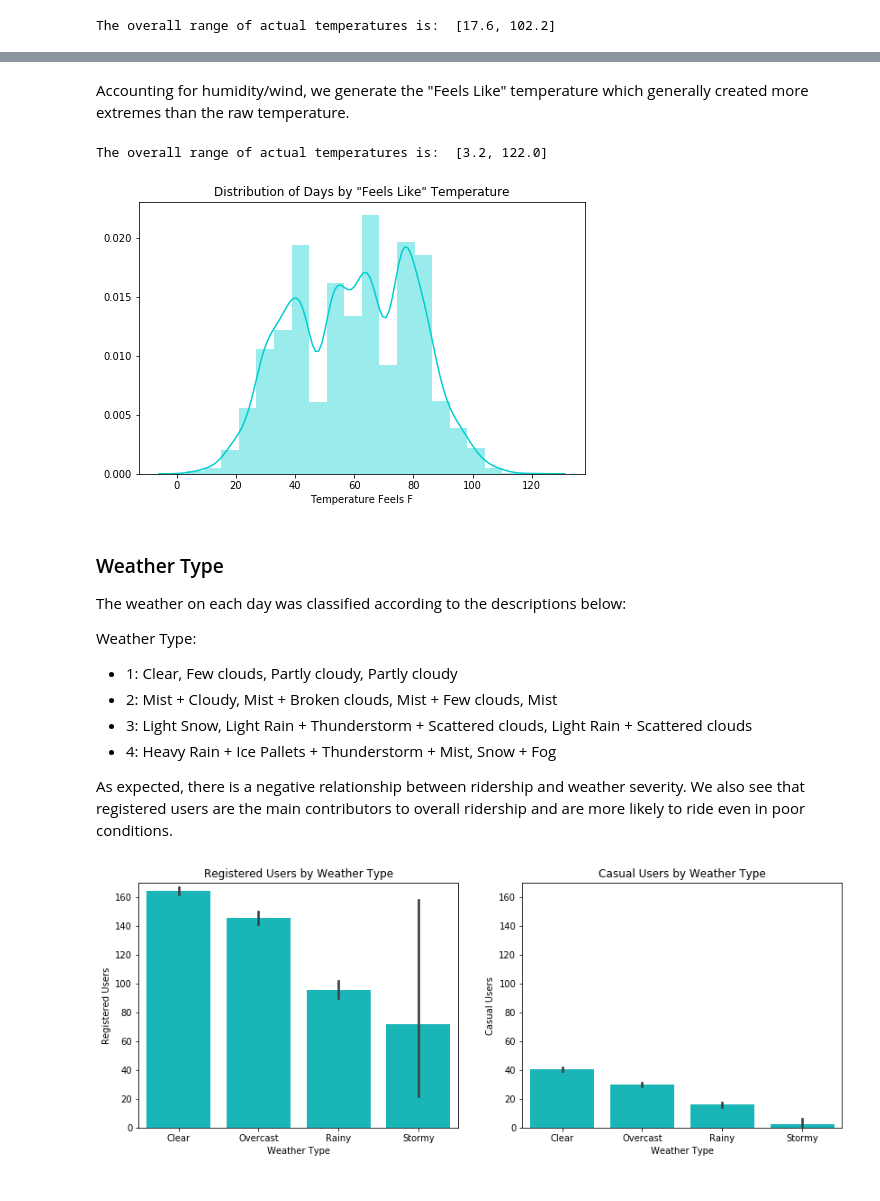
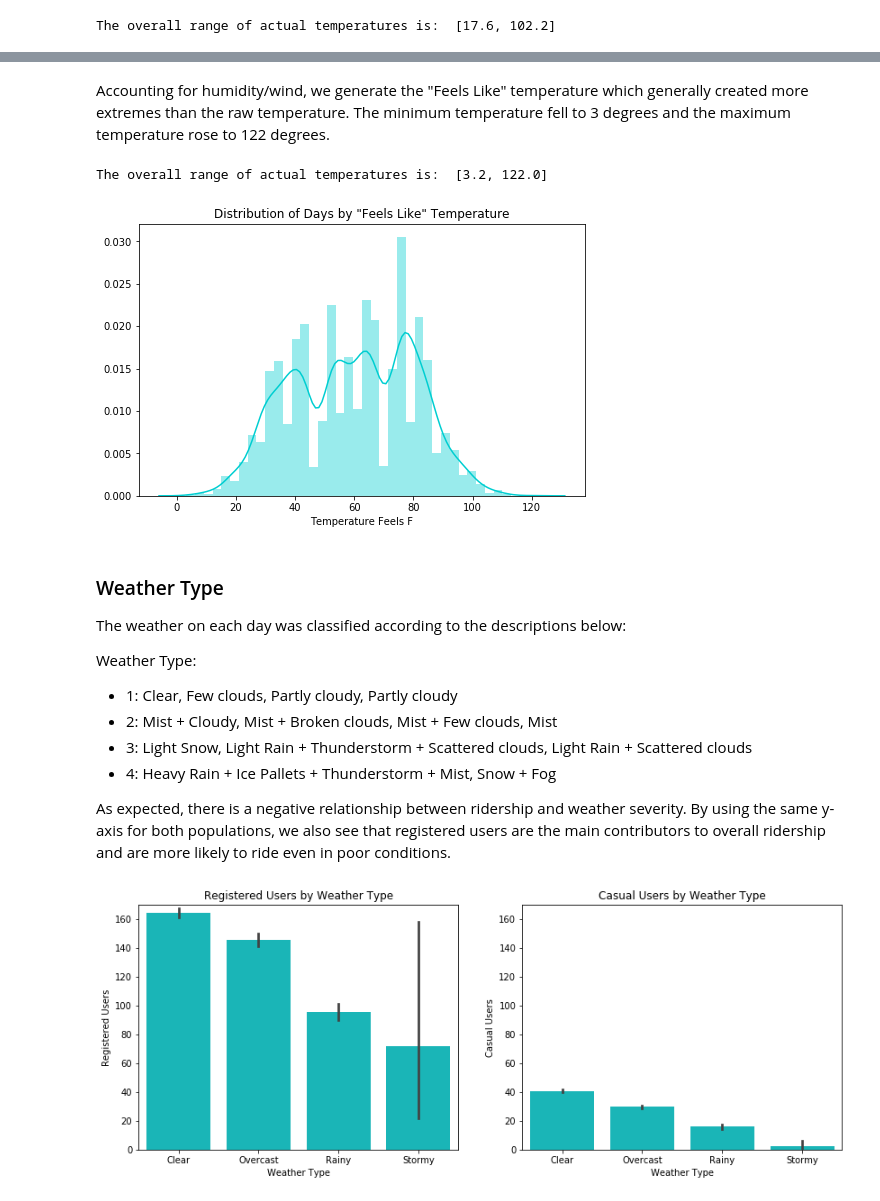
Before and after one commit to ArenCarpenter/Predicting_Bike_Ridership, a Jupyter notebook: 01_Exploratory_Data_Analysis.ipynb, the cells around one changed output, grey strips where cells are left out. Drawn from its saved outputs; the diff is of its cells as text; code cells hidden in the pictures.

```diff
--- a/01_Exploratory_Data_Analysis.ipynb
+++ b/01_Exploratory_Data_Analysis.ipynb
@@ -58,6 +57,6 @@ sns.distplot(df['Temperature F'], bins =40, color = 'darkturquoise')
 [figure]
 # %% [markdown]
-Accounting for humidity/wind, we generate the "Feels Like" temperature which generally created more extremes than the raw temperature.
+Accounting for humidity/wind, we generate the "Feels Like" temperature which generally created more extremes than the raw temperature. The minimum temperature fell to 3 degrees and the maximum temperature rose to 122 degrees.
 # %%
 temp_feels_f_range = [df['Temperature Feels F'].min(), df['Temperature Feels F'].max()]
 print('The overall range of actual temperatures is: ', temp_feels_f_range)
@@ -65,11 +64,11 @@ print('The overall range of actual temperatures is: ', temp_feels_f_range)
 The overall range of actual temperatures is:  [3.2, 122.0]
 # %%
 plt.figure(figsize=(8,5))
-sns.distplot(df['Temperature Feels F'], bins =20, color = 'darkturquoise').set_title(
+sns.distplot(df['Temperature Feels F'], bins = 40, color = 'darkturquoise').set_title(
     'Distribution of Days by "Feels Like" Temperature')
 plt.show()
 # %% [output]
-[figure, old version]
+[figure, new version]
 # %% [markdown]
 ### Weather Type
 
@@ -82,7 +81,7 @@ Weather Type:
 - 3: Light Snow, Light Rain + Thunderstorm + Scattered clouds, Light Rain + Scattered clouds
 - 4: Heavy Rain + Ice Pallets + Thunderstorm + Mist, Snow + Fog
 
-As expected, there is a negative relationship between ridership and weather severity. We also see that registered users are the main contributors to overall ridership and are more likely to ride even in poor conditions.
+As expected, there is a negative relationship between ridership and weather severity. By using the same y-axis for both populations, we also see that registered users are the main contributors to overall ridership and are more likely to ride even in poor conditions.
 # %%
 fig, ax = plt.subplots(1,2)
 sns.barplot(data=df, x = 'Weather Type', y = 'Registered Users', color = 'darkturquoise', ax = ax[0]
```
Also changed, not shown: parts of 11 cells of this notebook, 2 other files.
